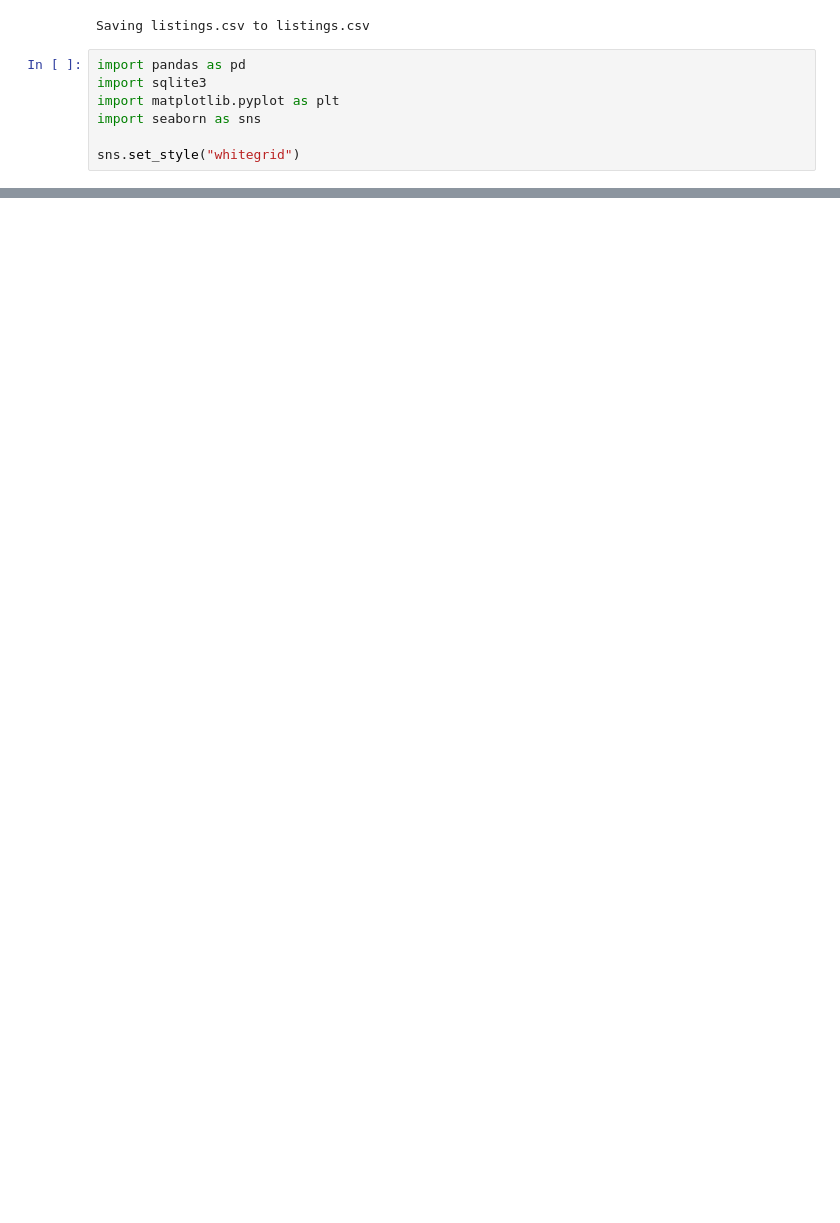
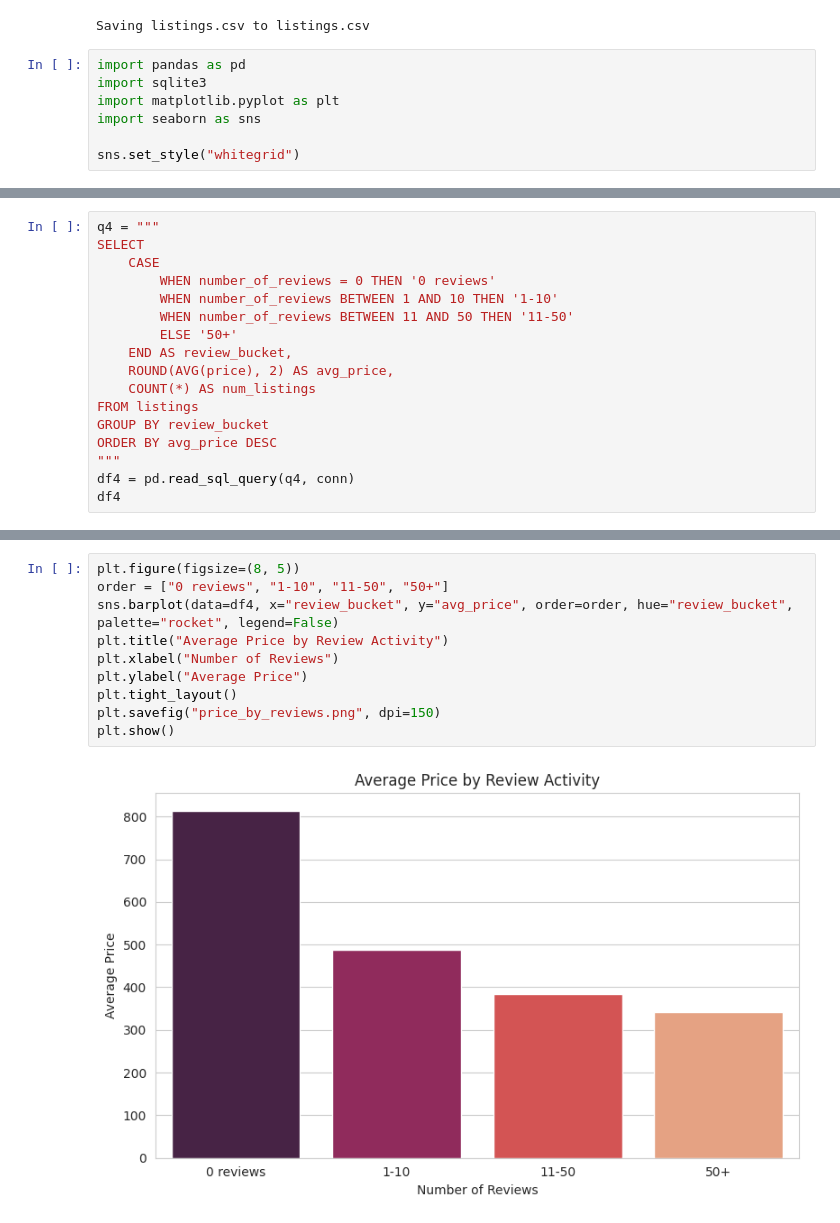
Before and after one commit to LydiaOmosofe/Airbnb_analysis, a Jupyter notebook: airbnb_analysis.ipynb, the cells around one changed output, grey strips where cells are left out. Saved outputs shown, nothing was run; the diff lists cells and outputs as text; blank space fills up the shorter version.

```diff
--- a/airbnb_analysis.ipynb
+++ b/airbnb_analysis.ipynb
@@ -78,0 +158,17 @@ files.download("price_by_neighbourhood.png")
+# %%
+q4 = """
+SELECT
+    CASE
+        WHEN number_of_reviews = 0 THEN '0 reviews'
+        WHEN number_of_reviews BETWEEN 1 AND 10 THEN '1-10'
+        WHEN number_of_reviews BETWEEN 11 AND 50 THEN '11-50'
+        ELSE '50+'
+    END AS review_bucket,
+    ROUND(AVG(price), 2) AS avg_price,
+    COUNT(*) AS num_listings
+FROM listings
+GROUP BY review_bucket
+ORDER BY avg_price DESC
+"""
+df4 = pd.read_sql_query(q4, conn)
+df4
@@ -78,0 +181,12 @@ files.download("price_by_neighbourhood.png")
+# %%
+plt.figure(figsize=(8, 5))
+order = ["0 reviews", "1-10", "11-50", "50+"]
+sns.barplot(data=df4, x="review_bucket", y="avg_price", order=order, hue="review_bucket", palette="rocket", legend=False)
+plt.title("Average Price by Review Activity")
+plt.xlabel("Number of Reviews")
+plt.ylabel("Average Price")
+plt.tight_layout()
+plt.savefig("price_by_reviews.png", dpi=150)
+plt.show()
+# %% [output]
+[figure, added]
```
Also changed, not shown: parts of 11 cells of this notebook.
